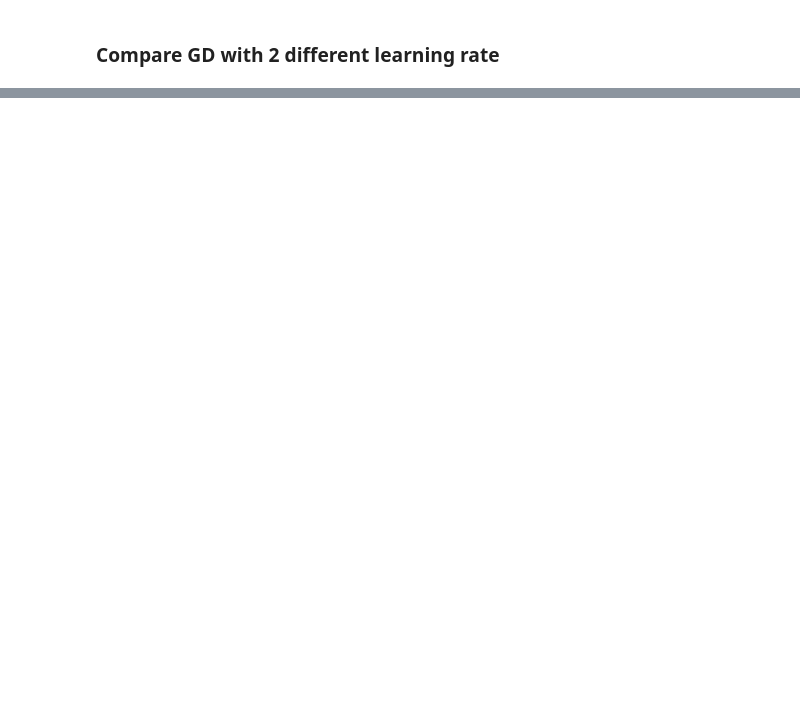
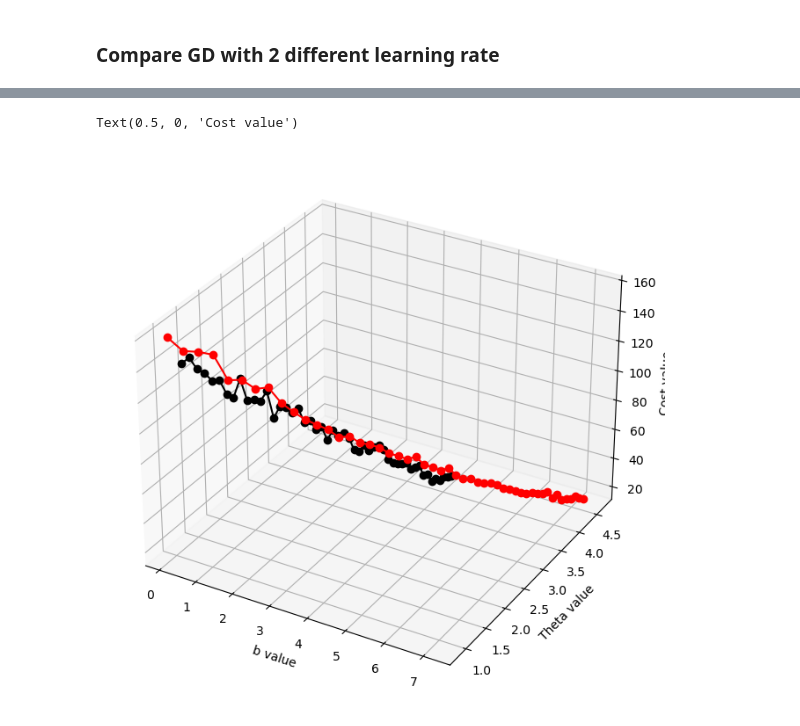
Before and after one commit to karamih/Gradient_Descent, a Jupyter notebook: Gradient Descent .ipynb, the cells around one changed output, grey strips where cells are left out. Saved outputs shown, nothing was run; the diff lists cells and outputs as text; code cells hidden in the pictures; blank space fills up the shorter version.

```diff
--- a/Gradient Descent .ipynb
+++ b/Gradient Descent .ipynb
@@ -225,0 +306,19 @@ Text(0.5, 0, 'Cost value')
+# %%
+# with size of batch size => 50
+gd_b_iterations_df, b, theta = run_batch_gradient_descent(X_train,y_train,alpha=0.01,num_iterations=500)
+
+# with size of batch size => 100
+gd_b_100_iterations_df, b, theta = run_batch_gradient_descent(X_train,y_train,alpha=0.01,num_iterations=500, batch_size=100)
+# %%
+fig = plt.figure(figsize=(8, 8))
+ax = fig.add_subplot(111, projection='3d')
+ax.plot(gd_b_iterations_df['b'], gd_b_iterations_df['theta'], gd_b_iterations_df['cost'], c='k', marker='o')
+ax.plot(gd_b_100_iterations_df['b'], gd_b_100_iterations_df['theta'], gd_b_100_iterations_df['cost'], c='r', marker='o')
+
+
+ax.set_xlabel('b value')
+ax.set_ylabel('Theta value')
+ax.set_zlabel('Cost value')
+# %% [output]
+Text(0.5, 0, 'Cost value')
+[figure, added]
```
Also changed, not shown: parts of 26 cells of this notebook.
